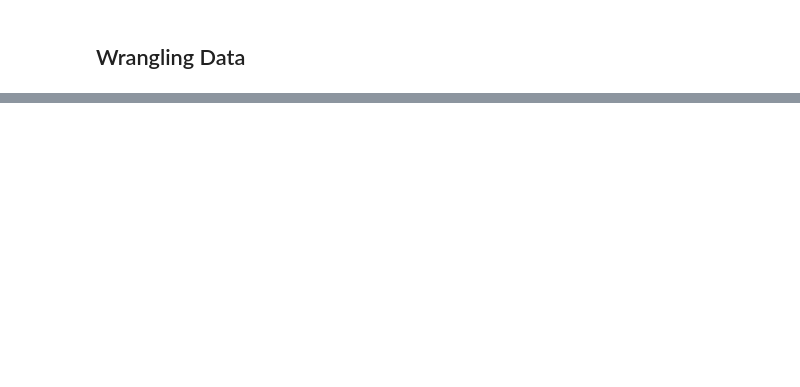
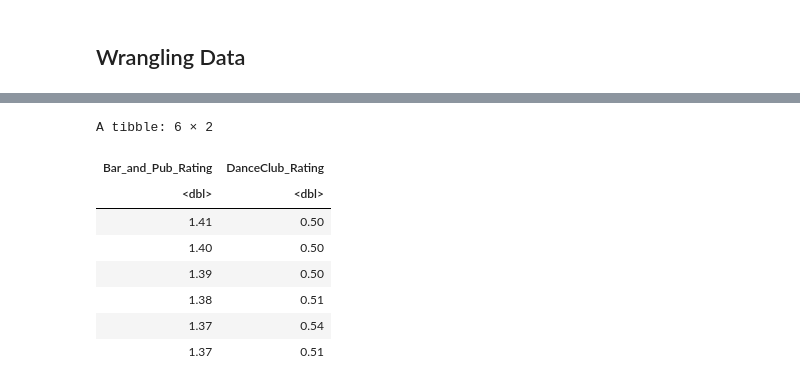
Before and after one commit to calvinyhchoi/STAT203_Project, a Jupyter notebook: Project_Proposal.ipynb, the cells around one changed output, grey strips where cells are left out. Cells and saved outputs as stored; diff of their text form; code cells hidden in the pictures; blank space fills up the shorter version.

```diff
--- a/Project_Proposal.ipynb
+++ b/Project_Proposal.ipynb
@@ -60,0 +106,17 @@ ERROR: Error in `select()`:
+# %%
+AStat_filtered <- AStat |>
+    select('Category 12', 'Category 18') |>
+    rename(Bar_and_Pub_Rating = 'Category 12', DanceClub_Rating = 'Category 18') |>
+    filter(Bar_and_Pub_Rating != 0, DanceClub_Rating != 0) #filter for venues with ratings in both categories
+
+head(AStat_filtered)
+# %% [output]
+A tibble: 6 × 2
+| Bar_and_Pub_Rating | DanceClub_Rating |
+| <dbl> | <dbl> |
+| 1.41 | 0.50 |
+| 1.40 | 0.50 |
+| 1.39 | 0.50 |
+| 1.38 | 0.51 |
+| 1.37 | 0.54 |
+| 1.37 | 0.51 |
```
Also changed, not shown: parts of 14 cells of this notebook.
